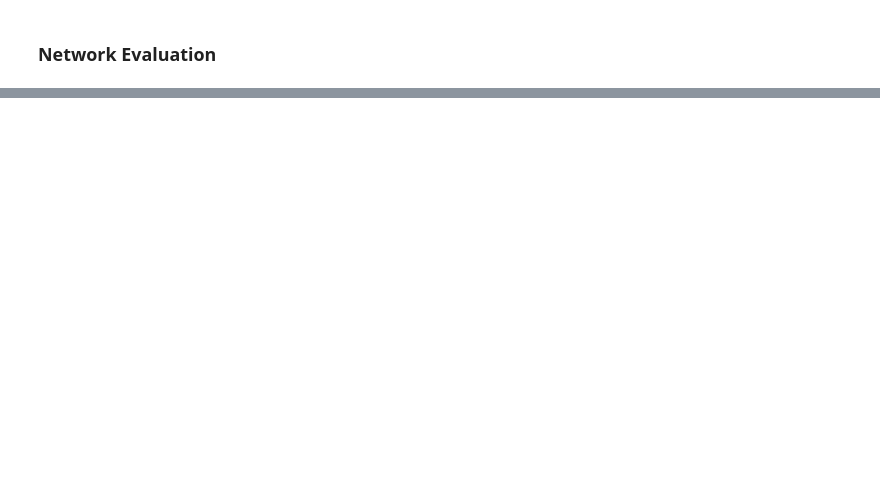
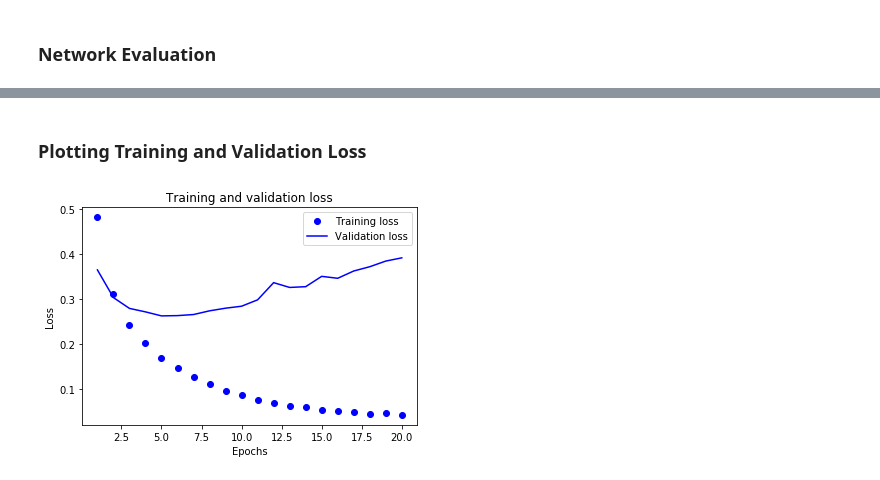
Before and after one commit to cleversonahum/UFPA-DeepLearning, a Jupyter notebook: reuters-classifier/reuters-classifier.ipynb, the cells around one changed output, grey strips where cells are left out. Drawn from its saved outputs; the diff is of its cells as text; code cells hidden in the pictures; blank space fills up the shorter version.

```diff
--- a/reuters-classifier/reuters-classifier.ipynb
+++ b/reuters-classifier/reuters-classifier.ipynb
@@ -298,8 +300,14 @@ print(train_labels_natural.shape, test_labels_natural.shape)
 # %% [output]
 (8982, 6) (2246, 6)
 # %%
+# Train Labels
 for i in range(len(train_labels)):
-    train_labels_natural[i,:] = np.array([np.int(x) for x in bin(train_labels[i])[2:]])
-print(train_labels_natural[0:10])
-print(train_labels[0:10])
-#np.pad(a,(6-len(a) if len(a)!=6 else 0 ,0),'constant',constant_values=(4,6))
+    a = np.array([np.int(x) for x in bin(train_labels[i])[2:]]) # transforming to binary representation
+    train_labels_natural[i,:] = np.pad(a,(6-len(a) if len(a)!=6 else 0 ,0),'constant',constant_values=(0)) # Filling values with zeros to complete 6 bits
+
+# Test Labels
+for i in range(len(test_labels)):
+    a = np.array([np.int(x) for x in bin(test_labels[i])[2:]]) # transforming to binary representation
+    test_labels_natural[i,:] = np.pad(a,(6-len(a) if len(a)!=6 else 0 ,0),'constant',constant_values=(0)) # Filling values with zeros to complete 6 bits
+
+print()
@@ -308,3 +314,6 @@ ValueError: could not broadcast input array from shape (2) into shape (6)
+# %%
+y_val = train_labels_natural[:1000]
+partial_y_train = train_labels_natural[1000:]
 # %% [markdown]
 ### Network Architecture
 # %%
@@ -337,0 +349,6 @@ _________________________________________________________________
+# %%
+history3 = model3.fit(partial_x_train,
+                    partial_y_train,
+                    epochs=20,
+                    batch_size=512,
+                    validation_data=(x_val, y_val))
@@ -342,0 +381,17 @@ print(results3)
+# %% [markdown]
+### Plotting Training and Validation Loss
+# %%
+import matplotlib.pyplot as plt
+
+loss3 = history3.history['loss']
+val_loss3 = history3.history['val_loss']
+epochs3 = range(1, len(loss3) + 1)
+plt.plot(epochs3, loss3, 'bo', label='Training loss')
+plt.plot(epochs3, val_loss3, 'b', label='Validation loss')
+plt.title('Training and validation loss')
+plt.xlabel('Epochs')
+plt.ylabel('Loss')
+plt.legend()
+plt.show()
+# %% [output]
+[figure, added]
```
Also changed, not shown: parts of 16 cells of this notebook.
